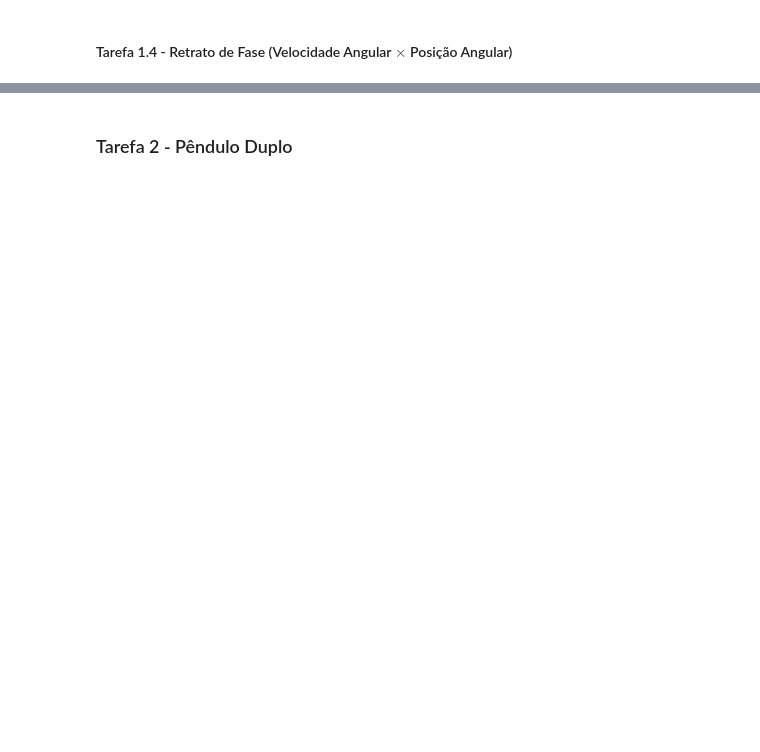
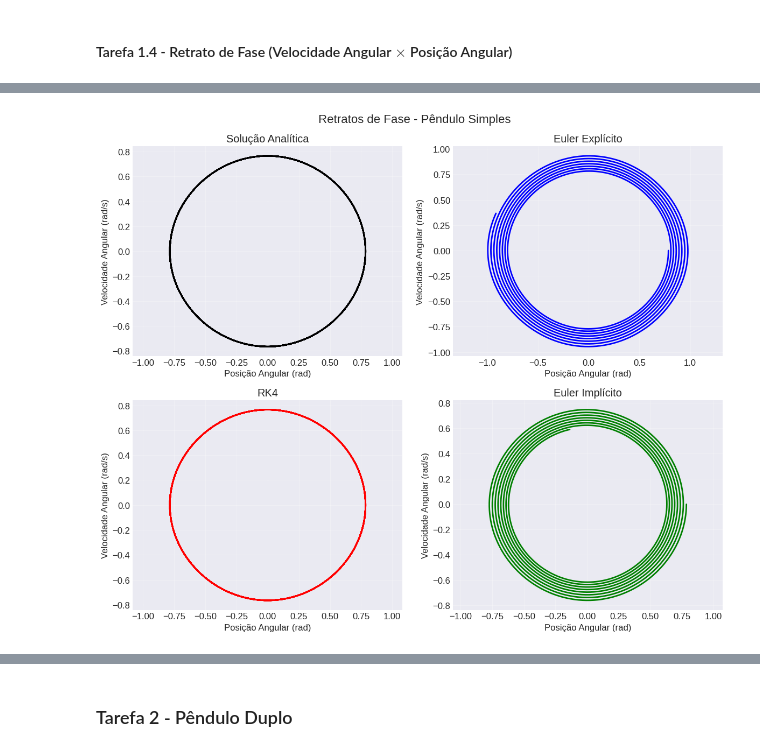
Before and after one commit to cody-setti/Trabalhos_MNED, a Jupyter notebook: T2/codigo/codigo-T2-MNED.ipynb, the cells around one changed output, grey strips where cells are left out. Saved outputs shown, nothing was run; the diff lists cells and outputs as text; code cells hidden in the pictures; blank space fills up the shorter version.

```diff
--- a/T2/codigo/codigo-T2-MNED.ipynb
+++ b/T2/codigo/codigo-T2-MNED.ipynb
@@ -97,14 +97,14 @@ Implementação do Método de Euler Explícito
 # %%
 def euler_explicit(f, u0, t_span, h):
     t = np.arange(t_span[0], t_span[1]+h, h)
-    n = len(t)
-    u = np.zeros((n, len(u0)))
-    u[0,:] = u0
+    N = len(t)
+    U = np.zeros((N, len(u0)))
+    U[0,:] = u0
 
-    for i in range(n-1):
-        u[i+1,:] = u[i,:] + h*f(u[i,:])
+    for n in range(N-1):
+        U[n+1,:] = U[n,:] + h*f(U[n,:])
 
-    return t, u
+    return t, U
 # %% [markdown]
 Implementação do Método Runge-Kutta de 4ª Ordem Clássico
 # %%
@@ -324,0 +300,50 @@ Retrato de fase da solução fornecida pelo método de Euler Implícito
+# %%
+t_span_long = [0, 50]
+h_phase = 0.01
+# %%
+t_long, U_euler_long    = euler_explicit(pendulum_system, u0, t_span_long, h_phase)
+t_long, U_rk4_long      =            rk4(pendulum_system, u0, t_span_long, h_phase)
+t_long, U_implicit_long = euler_implicit(pendulum_system, u0, t_span_long, h_phase)
+
+q_ref_long, p_ref_long  = RefSolution(q0, t_long)
+
+# Criar retratos de fase
+fig, axes = plt.subplots(2, 2, figsize=(12, 10))
+
+# Reference solution
+axes[0, 0].plot(q_ref_long, p_ref_long, 'k-', linewidth=2)
+axes[0, 0].set_xlabel('Posição Angular (rad)')
+axes[0, 0].set_ylabel('Velocidade Angular (rad/s)')
+axes[0, 0].set_title('Solução Analítica')
+axes[0, 0].grid(True, alpha=0.3)
+axes[0, 0].axis('equal')
+
+# Euler explícito
+axes[0, 1].plot(U_euler_long[:, 0], U_euler_long[:, 1], 'b-', linewidth=2)
+axes[0, 1].set_xlabel('Posição Angular (rad)')
+axes[0, 1].set_ylabel('Velocidade Angular (rad/s)')
+axes[0, 1].set_title('Euler Explícito')
+axes[0, 1].grid(True, alpha=0.3)
+axes[0, 1].axis('equal')
+
+# RK4
+axes[1, 0].plot(U_rk4_long[:, 0], U_rk4_long[:, 1], 'r-', linewidth=2)
+axes[1, 0].set_xlabel('Posição Angular (rad)')
+axes[1, 0].set_ylabel('Velocidade Angular (rad/s)')
+axes[1, 0].set_title('RK4')
+axes[1, 0].grid(True, alpha=0.3)
+axes[1, 0].axis('equal')
+
+# Euler implícito
+axes[1, 1].plot(U_implicit_long[:, 0], U_implicit_long[:, 1], 'g-', linewidth=2)
+axes[1, 1].set_xlabel('Posição Angular (rad)')
+axes[1, 1].set_ylabel('Velocidade Angular (rad/s)')
+axes[1, 1].set_title('Euler Implícito')
+axes[1, 1].grid(True, alpha=0.3)
+axes[1, 1].axis('equal')
+
+plt.suptitle('Retratos de Fase - Pêndulo Simples', fontsize=16)
+plt.tight_layout()
+plt.show()
+# %% [output]
+[figure, added]
```
Also changed, not shown: parts of 16 cells of this notebook.
